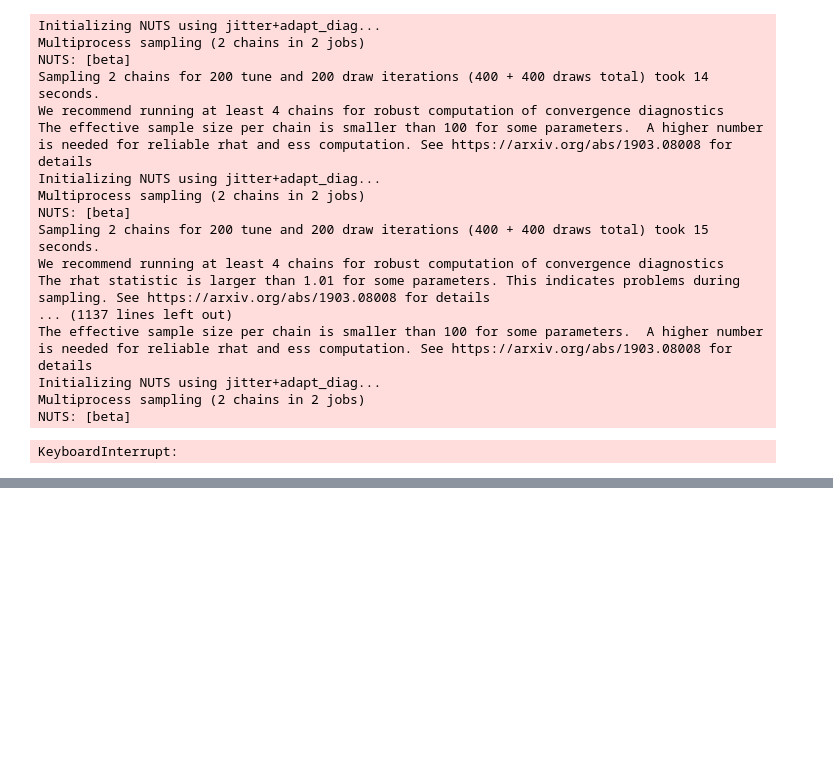
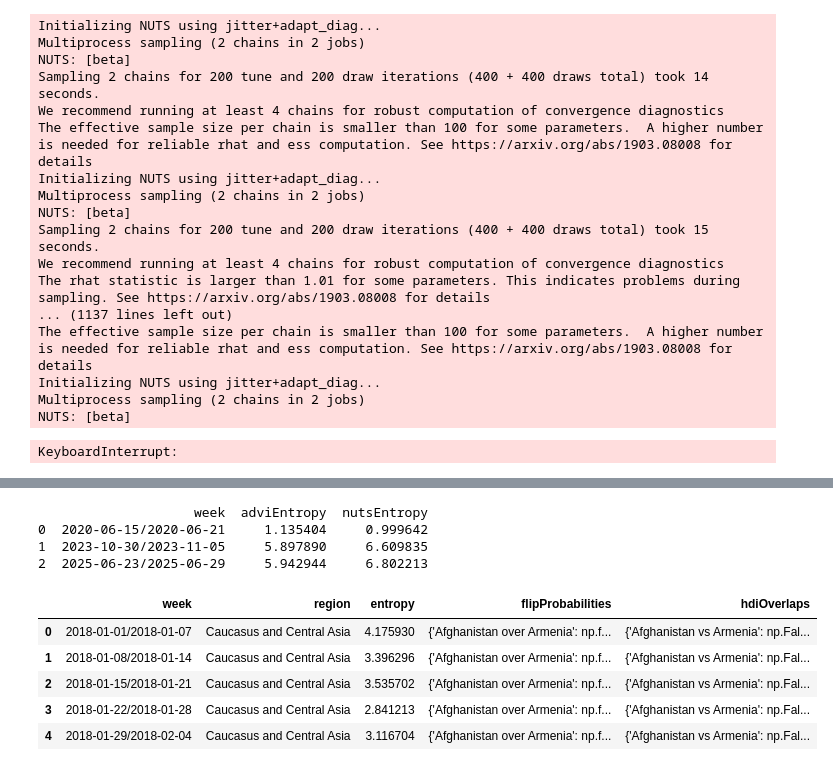
Before and after one commit to rcuhl35/GEO-RISK-ENGINE, a Jupyter notebook: notebooks/BTL_Modeling_02.ipynb, the cells around one changed output, grey strips where cells are left out. Saved outputs shown, nothing was run; the diff lists cells and outputs as text; code cells hidden in the pictures; blank space fills up the shorter version.

```diff
--- a/notebooks/BTL_Modeling_02.ipynb
+++ b/notebooks/BTL_Modeling_02.ipynb
@@ -110,0 +292,22 @@ KeyboardInterrupt:
+# %%
+comparison = weeklyMetricsDF[weeklyMetricsDF['week'].isin(testWeeksValidation)][['week', 'entropy']]
+comparison = comparison.rename(columns={'entropy': 'adviEntropy'})
+
+nutsDF = pd.DataFrame(nutsValidation).rename(columns={'entropy': 'nutsEntropy'})
+comparison = comparison.merge(nutsDF, on='week')
+
+print(comparison)
+# %% [output]
+                    week  adviEntropy  nutsEntropy
+0  2020-06-15/2020-06-21     1.135404     0.999642
+1  2023-10-30/2023-11-05     5.897890     6.609835
+2  2025-06-23/2025-06-29     5.942944     6.802213
+# %%
+weeklyMetricsDF.head()
+# %% [output]
+|  | week | region | entropy | flipProbabilities | hdiOverlaps |
+| 0 | 2018-01-01/2018-01-07 | Caucasus and Central Asia | 4.175930 | {'Afghanistan over Armenia': np.f... | {'Afghanistan vs Armenia': np.Fal... |
+| 1 | 2018-01-08/2018-01-14 | Caucasus and Central Asia | 3.396296 | {'Afghanistan over Armenia': np.f... | {'Afghanistan vs Armenia': np.Fal... |
+| 2 | 2018-01-15/2018-01-21 | Caucasus and Central Asia | 3.535702 | {'Afghanistan over Armenia': np.f... | {'Afghanistan vs Armenia': np.Fal... |
+| 3 | 2018-01-22/2018-01-28 | Caucasus and Central Asia | 2.841213 | {'Afghanistan over Armenia': np.f... | {'Afghanistan vs Armenia': np.Fal... |
+| 4 | 2018-01-29/2018-02-04 | Caucasus and Central Asia | 3.116704 | {'Afghanistan over Armenia': np.f... | {'Afghanistan vs Armenia': np.Fal... |
```
Also changed, not shown: parts of 31 cells of this notebook, 10 other files.
